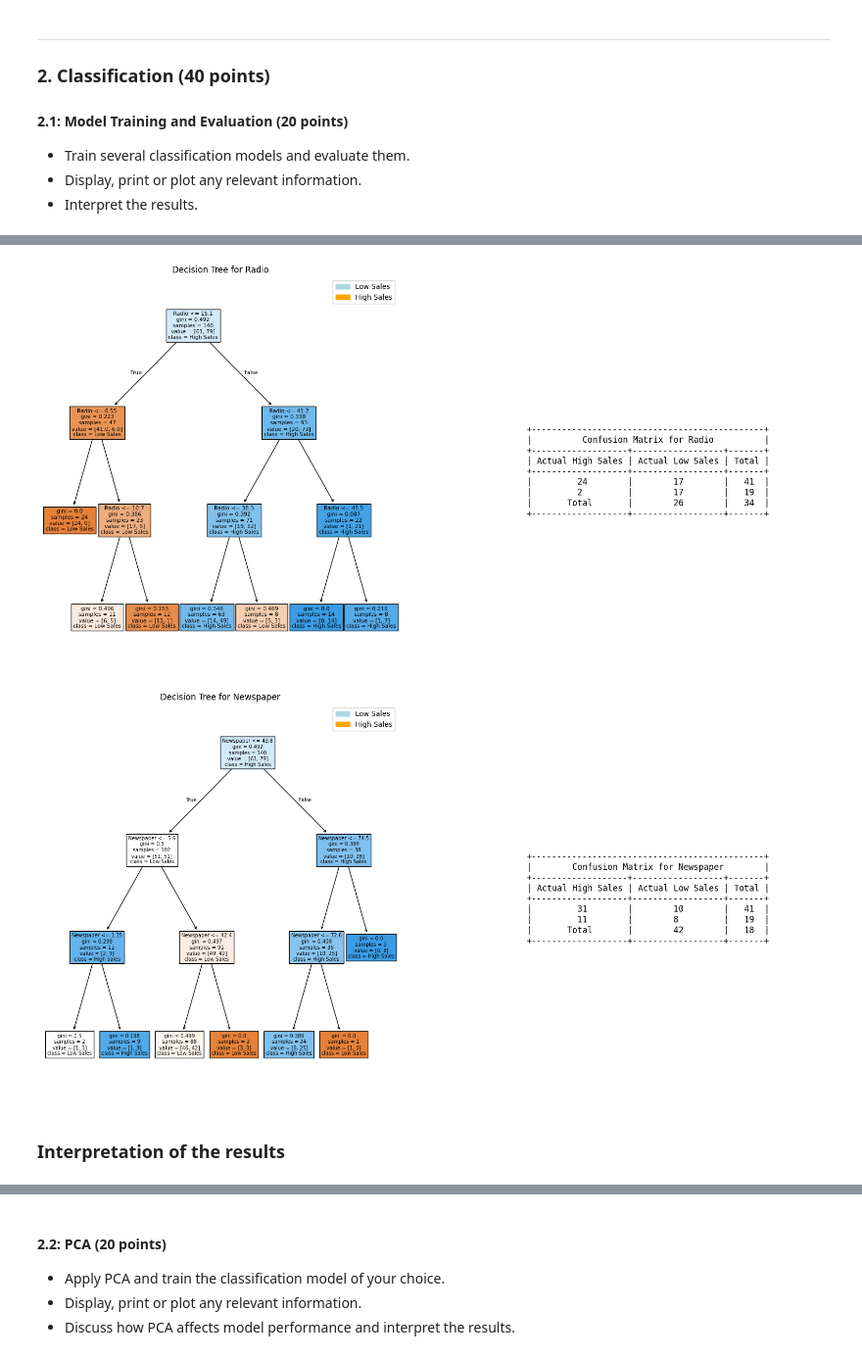
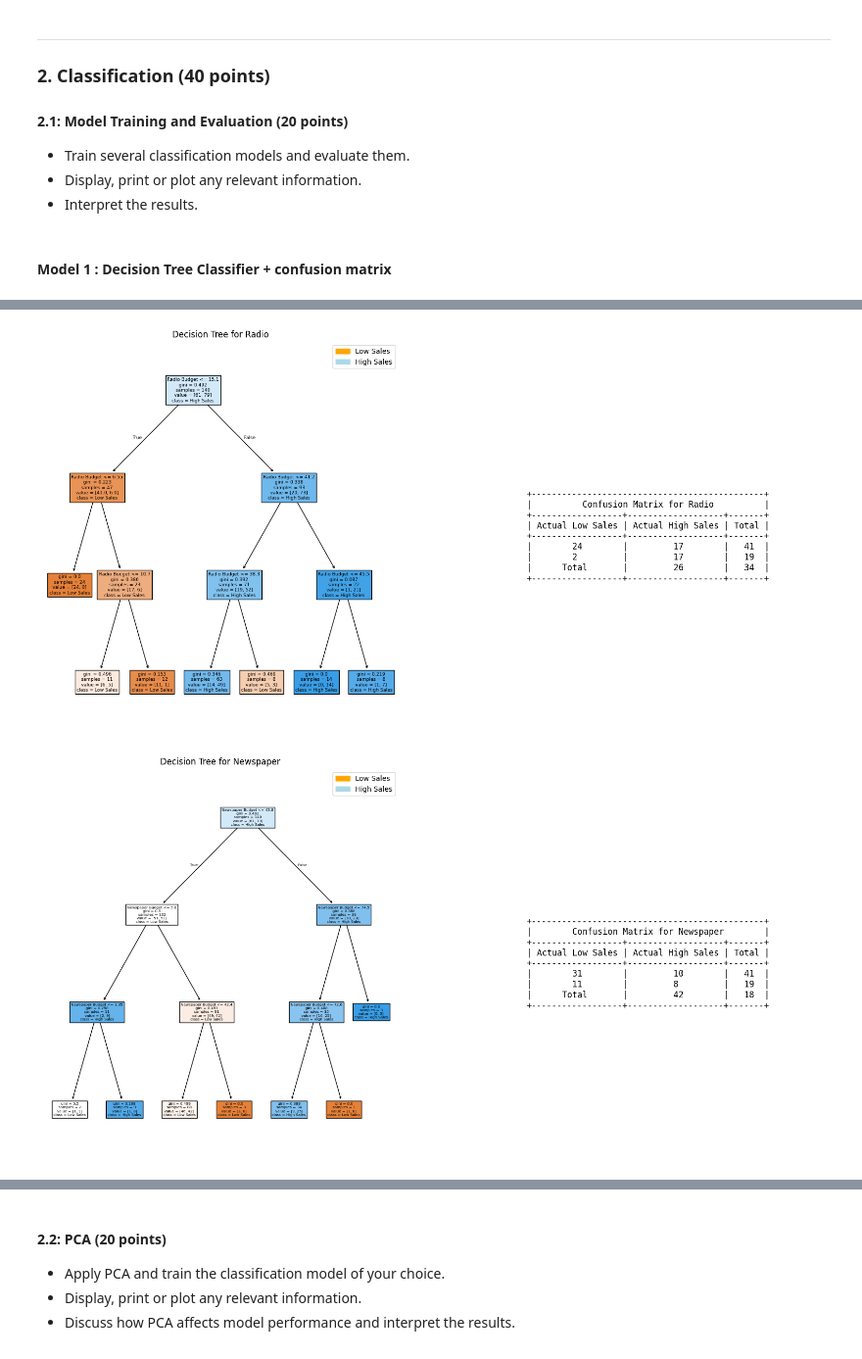
Before and after one commit to davidmarsoni/ml-project, a Jupyter notebook: Graded_lab.ipynb, the cells around one changed output, grey strips where cells are left out. Shown at 98% size. Cells and saved outputs as stored; diff of their text form; code cells hidden in the pictures.

Commit message:
Added analysis, reworked boxplots

```diff
--- a/Graded_lab.ipynb
+++ b/Graded_lab.ipynb
@@ -526,0 +507,31 @@ Having ouliers in the data can affect the performances of the classification mod
+# %%
+# Create subplots for feature visualization
+fig, axs = plt.subplots(1, 3, figsize=(15, 5))
+
+# Custom color palette
+colors = ['orange', 'lightblue']  # orange for low sales, Blue for high sales
+
+for i in range(len(feature_names)):
+    # Create boxplot with custom colors - removed hue parameter
+    sns.boxplot(x='High_Sales', y=feature_names[i], data=df,
+                ax=axs[i], palette=colors, hue='High_Sales')
+
+    # Customize labels and title
+    axs[i].set_title(f'{feature_names[i]} Distribution', pad=10)
+    axs[i].set_xlabel('Sales Category')
+
+    # setting ticks first, then labels (to avoid error message)
+    axs[i].set_xticks([0, 1])
+    axs[i].set_xticklabels(['Low Sales[0]', 'High Sales[1]'])
+    axs[i].set_ylabel(feature_names[i] + ' Budget')
+
+    # Add mean values as text
+    means = df.groupby('High_Sales')[feature_names[i]].mean()
+    for j, mean in enumerate(means):
+        axs[i].text(j, df[feature_names[i]].max(),
+                   f'Mean: {mean:.2f}',
+                   horizontalalignment='center')
+
+plt.suptitle('Feature Distributions by Sales Performance', fontsize=16)
+plt.tight_layout()
+plt.show()
@@ -562,6 +585,8 @@ plt.show()
 - Train several classification models and evaluate them.
 - Display, print or plot any relevant information.
 - Interpret the results.
+# %% [markdown]
+#### Model 1 : Decision Tree Classifier + confusion matrix
 # %%
 # Create results DataFrame with model column
 classification_results = pd.DataFrame(columns=['Feature', 'Model', 'Accuracy', 'Precision (sensitivity)', 'Recall (specificity)', 'F1', 'CV_Score'])
@@ -569,7 +594,7 @@ classification_results = pd.DataFrame(columns=['Feature', 'Model', 'Accuracy', '
 # Decision Tree Classifier
 # Iterate over each feature and fit a Decision Tree Classifier
 for i in range(len(feature_names)):
-   # Split data
+    # Split data
     X_train, X_test, y_train, y_test = train_test_split(features[:, i].reshape(-1, 1), target_classified, test_size=TEST_SIZE, random_state=RANDOM_STATE)
 
     # Fit model
@@ -599,19 +624,19 @@ for i in range(len(feature_names)):
     fig, ax = plt.subplots(1, 2, figsize=(20, 10))
 
     # Plot the decision tree
-    plot_tree(model, filled=True, feature_names=[feature_names[i]], class_names=['Low Sales', 'High Sales'], ax=ax[0])
+    plot_tree(model, filled=True, feature_names=[feature_names[i]+' Budget'], class_names=['Low Sales', 'High Sales'], ax=ax[0])
     ax[0].set_title(f'Decision Tree for {feature_names[i]}')
 
     # Add legend to the colors
-    low_sales_patch = mpatches.Patch(color='lightblue', label='Low Sales')
-    high_sales_patch = mpatches.Patch(color='orange', label='High Sales')
-    ax[0].legend(handles=[low_sales_patch, high_sales_patch])
+    high_sales_patch = mpatches.Patch(color='orange', label='Low Sales')
+    low_sales_patch = mpatches.Patch(color='lightblue', label='High Sales')
+    ax[0].legend(handles=[high_sales_patch, low_sales_patch])
 
     # Print the confusion matrix
     cm = confusion_matrix(y_test, y_pred)
     table = PrettyTable()
     table.title = f'Confusion Matrix for {feature_names[i]}'
-    table.field_names = ['Actual High Sales', 'Actual Low Sales', 'Total']
+    table.field_names = ['Actual Low Sales', 'Actual High Sales', 'Total']
     table.add_row([cm[0, 0], cm[0, 1], cm[0, 0] + cm[0, 1]])
     table.add_row([cm[1, 0], cm[1, 1], cm[1, 0] + cm[1, 1]])
     table.add_row(['Total', cm[0, 0] + cm[1, 0], cm[0, 1] + cm[1, 1]])
@@ -626,4 +651,2 @@ for i in range(len(feature_names)):
-[figure, old version]
+[figure, new version]
-[figure, old version]
+[figure, new version]
-# %% [markdown]
-### Interpretation of the results
```
Also changed, not shown: parts of 26 cells of this notebook.
